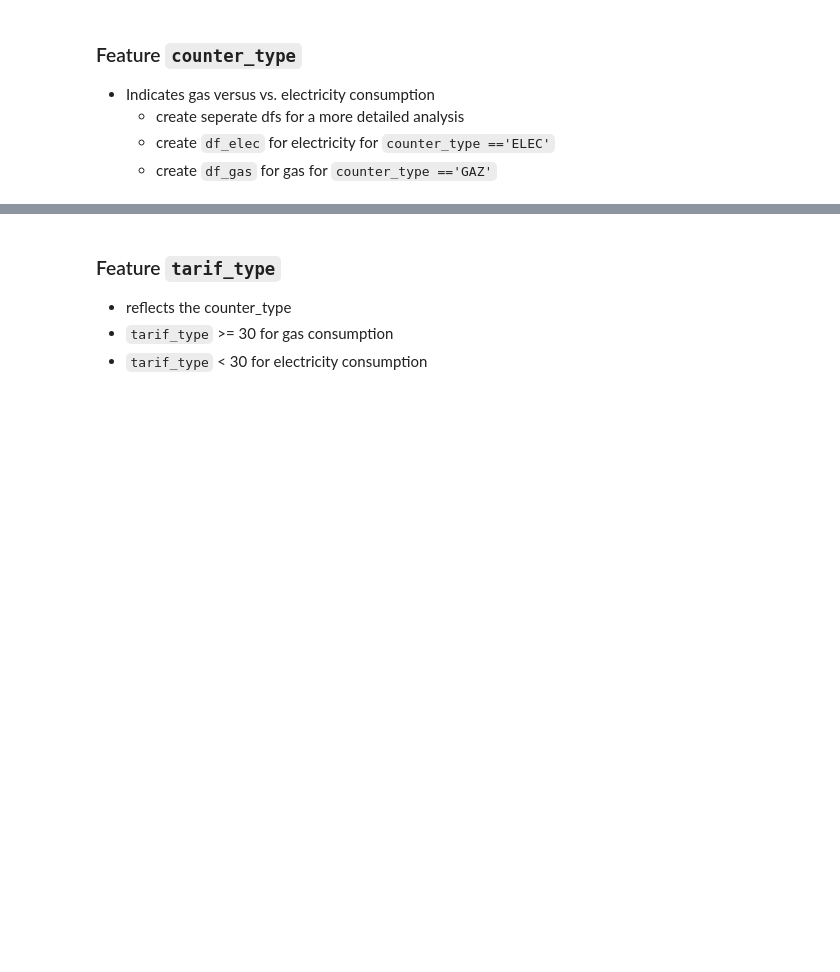
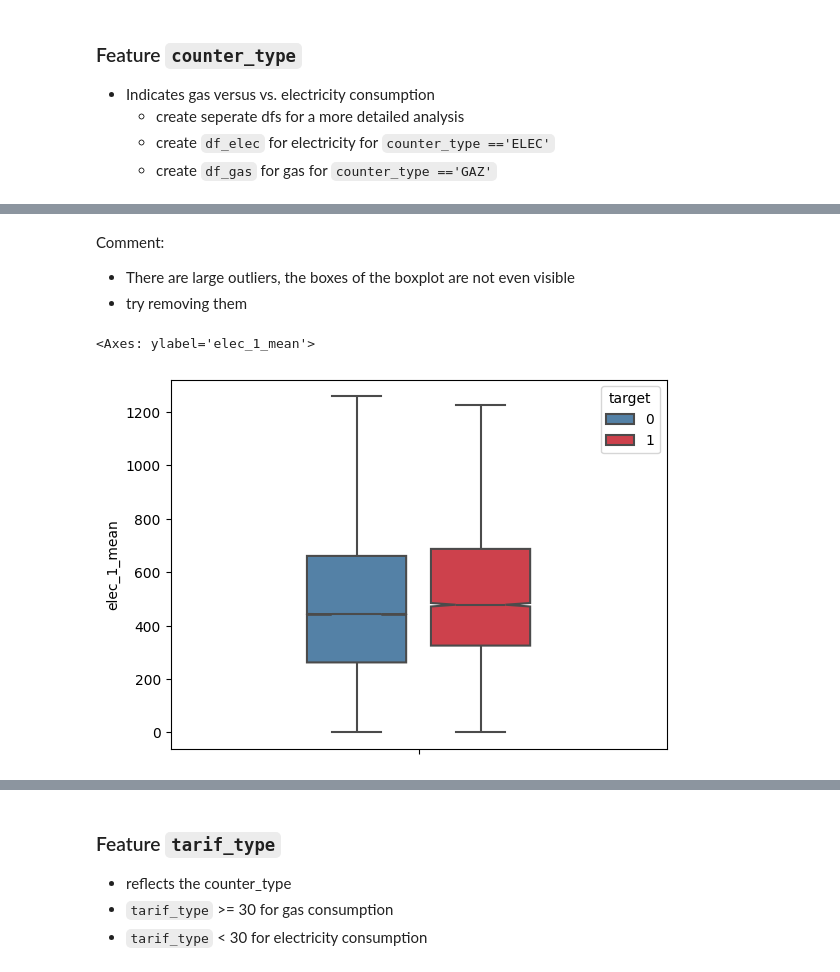
Before and after one commit to A-Lachs/ds_fraud_detection, a Jupyter notebook: EDA/EDA_notebook.ipynb, the cells around one changed output, grey strips where cells are left out. Saved outputs shown, nothing was run; the diff lists cells and outputs as text; code cells hidden in the pictures; blank space fills up the shorter version.

```diff
--- a/EDA/EDA_notebook.ipynb
+++ b/EDA/EDA_notebook.ipynb
@@ -658,0 +979,13 @@ df_gas = df_invoice[df_invoice.counter_type == 'GAZ']
+# %% [markdown]
+Comment:
+* There are large outliers, the boxes of the boxplot are not even visible
+* try removing them
+# %%
+# quick and dirty look at mean electric for level 1
+sns.boxplot(data=df_merged, y='elec_1_mean',
+                hue='target', palette=[COLOR_1, RED_COLORS[1]],
+                gap=0.2, width=.5, linewidth=1.5, notch=True,
+                showfliers=False) # remove the outliers for plotting
+# %% [output]
+<Axes: ylabel='elec_1_mean'>
+[figure, added]
```
Also changed, not shown: parts of 93 cells of this notebook, 1 other file.
